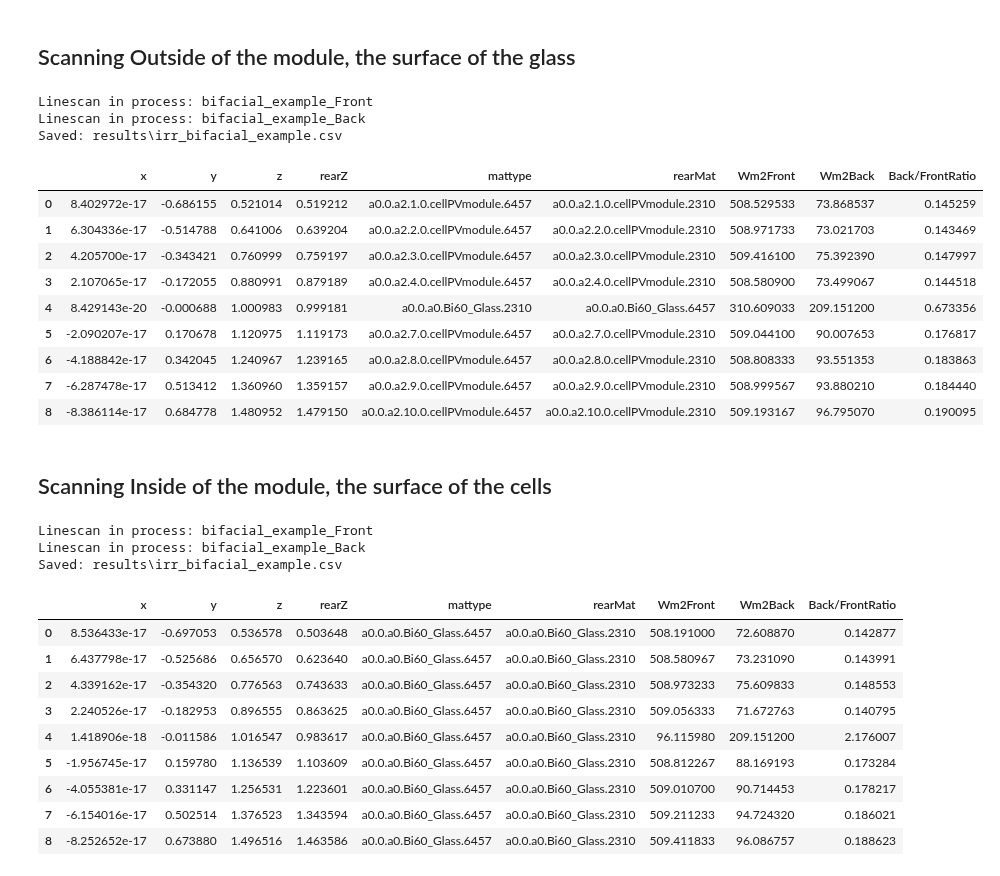
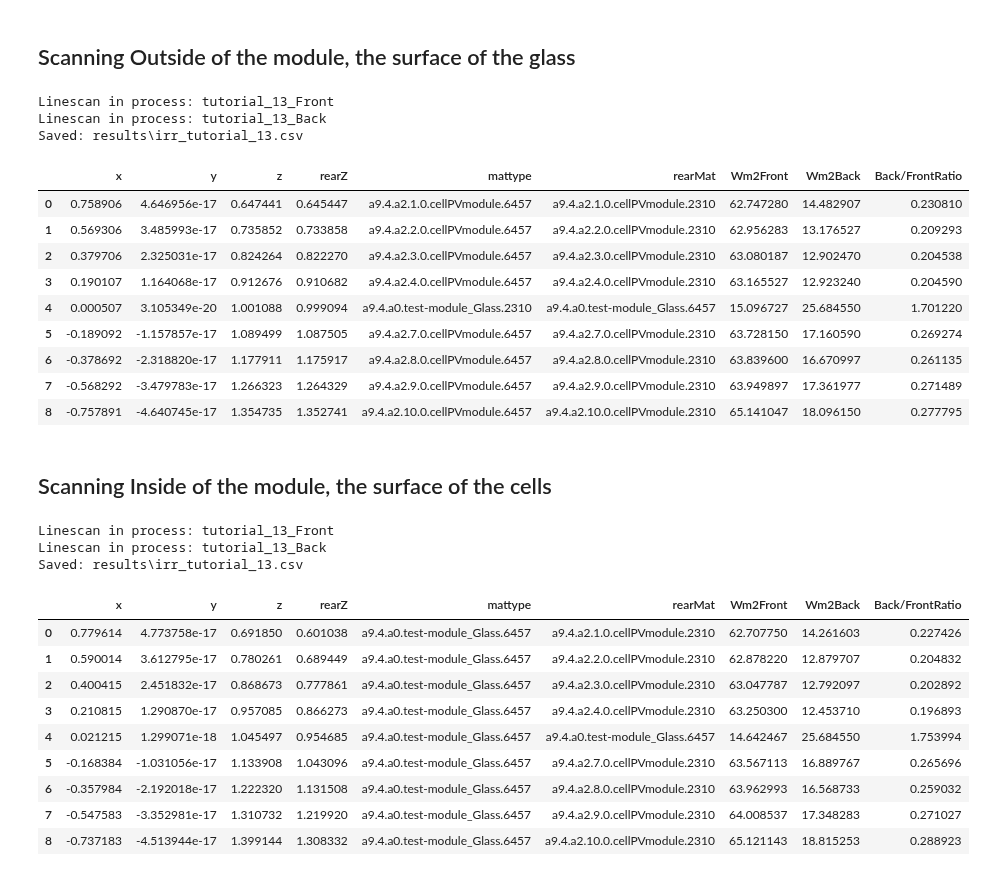
Before and after one commit to NREL/bifacial_radiance, a Jupyter notebook: docs/tutorials/13 - Medium Level Example - Modeling Modules with Glass.ipynb, the cells around one changed output. Cells and saved outputs as stored; diff of their text form; code cells hidden in the pictures.

```diff
--- a/docs/tutorials/13 - Medium Level Example - Modeling Modules with Glass.ipynb
+++ b/docs/tutorials/13 - Medium Level Example - Modeling Modules with Glass.ipynb
@@ -14,9 +14,9 @@ import os
 from bifacial_radiance import *
 from pathlib import Path
 
-testfolder = str(Path().resolve().parent.parent / 'bifacial_radiance' / 'TEMP')
+testfolder = str(Path().resolve().parent.parent / 'bifacial_radiance' / 'TEMP' / 'Tutorial_13')
+if not os.path.exists(testfolder):
+    os.makedirs(testfolder)
 
-# Another option using relative address; for some operative systems you might need '/' instead of '\'
-# testfolder = os.path.abspath(r'..\..\bifacial_radiance\TEMP')
 print ("Your simulation will be stored in %s" % testfolder)
 # %% [output]
@@ -24,5 +24,5 @@ Your simulation will be stored in C:\Users\sayala\Documents\GitHub\bifacial_radi
 # %%
-demo = RadianceObj('bifacial_example',str(testfolder))
+demo = RadianceObj('tutorial_13',str(testfolder))
 demo.setGround(0.30)  # This prints available materials.
 epwfile = demo.getEPW(lat = 37.5, lon = -77.6)  # This location corresponds to Richmond, VA.
 metdata = demo.readWeatherFile(epwfile)
@@ -41,7 +47,7 @@ Calculating Sun position for Metdata that is right-labeled  with a delta of -30
 # %% [markdown]
 ### Modeling example with glass
 # %%
-module_type = 'Bi60'
+module_type = 'test-module'
 
 numcellsx = 6
 numcellsy = 12
@@ -70,7 +76,7 @@ mymodule.addTorquetube(material=material, tubetype=tubetype, diameter=diameter,
                       axisofrotation=axisofrotationTorqueTube, recompile=False)
 mymodule.addCellModule(**cellLevelModuleParams)
 
-sceneDict = {'tilt':25,'pitch':5.5,'hub_height':1.0,'azimuth':90, 'nMods': 20, 'nRows': 1, 'originx':0, 'originy':0}
+sceneDict = {'tilt':0,'pitch':5.5,'hub_height':1.0,'azimuth':90, 'nMods': 20, 'nRows': 1, 'originx':0, 'originy':0}
 scene = demo.makeScene(module_type, sceneDict)
 octfile = demo.makeOct(demo.getfilelist())
 # %% [output]
@@ -85,4 +90,0 @@ Created bifacial_example.oct
-# %%
-sceneDict = {'tilt':25,'pitch':5.5,'hub_height':1.0,'azimuth':90, 'nMods': 20, 'nRows': 10, 'originx':0, 'originy':0}
-scene = demo.makeScene(module_type,sceneDict)
-octfile = demo.makeOct(demo.getfilelist())
@@ -138,38 +138,38 @@ analysis = AnalysisObj(octfile, demo.basename)
 # %%
 frontscan, backscan = analysis.moduleAnalysis(scene)
 results = analysis.analysis(octfile, demo.basename, frontscan, backscan)
-load.read1Result('results\irr_bifacial_example.csv')
+load.read1Result('results\irr_tutorial_13.csv')
 # %% [output]
-Linescan in process: bifacial_example_Front
-Linescan in process: bifacial_example_Back
-Saved: results\irr_bifacial_example.csv
+Linescan in process: tutorial_13_Front
+Linescan in process: tutorial_13_Back
+Saved: results\irr_tutorial_13.csv
 |  | x | y | z | rearZ | mattype | rearMat | Wm2Front | Wm2Back | Back/FrontRatio |
-| 0 | 8.402972e-17 | -0.686155 | 0.521014 | 0.519212 | a0.0.a2.1.0.cellPVmodule.6457 | a0.0.a2.1.0.cellPVmodule.2310 | 508.529533 | 73.868537 | 0.145259 |
-| 1 | 6.304336e-17 | -0.514788 | 0.641006 | 0.639204 | a0.0.a2.2.0.cellPVmodule.6457 | a0.0.a2.2.0.cellPVmodule.2310 | 508.971733 | 73.021703 | 0.143469 |
-| 2 | 4.205700e-17 | -0.343421 | 0.760999 | 0.759197 | a0.0.a2.3.0.cellPVmodule.6457 | a0.0.a2.3.0.cellPVmodule.2310 | 509.416100 | 75.392390 | 0.147997 |
-| 3 | 2.107065e-17 | -0.172055 | 0.880991 | 0.879189 | a0.0.a2.4.0.cellPVmodule.6457 | a0.0.a2.4.0.cellPVmodule.2310 | 508.580900 | 73.499067 | 0.144518 |
-| 4 | 8.429143e-20 | -0.000688 | 1.000983 | 0.999181 | a0.0.a0.Bi60_Glass.2310 | a0.0.a0.Bi60_Glass.6457 | 310.609033 | 209.151200 | 0.673356 |
-| 5 | -2.090207e-17 | 0.170678 | 1.120975 | 1.119173 | a0.0.a2.7.0.cellPVmodule.6457 | a0.0.a2.7.0.cellPVmodule.2310 | 509.044100 | 90.007653 | 0.176817 |
-| 6 | -4.188842e-17 | 0.342045 | 1.240967 | 1.239165 | a0.0.a2.8.0.cellPVmodule.6457 | a0.0.a2.8.0.cellPVmodule.2310 | 508.808333 | 93.551353 | 0.183863 |
-| 7 | -6.287478e-17 | 0.513412 | 1.360960 | 1.359157 | a0.0.a2.9.0.cellPVmodule.6457 | a0.0.a2.9.0.cellPVmodule.2310 | 508.999567 | 93.880210 | 0.184440 |
-| 8 | -8.386114e-17 | 0.684778 | 1.480952 | 1.479150 | a0.0.a2.10.0.cellPVmodule.6457 | a0.0.a2.10.0.cellPVmodule.2310 | 509.193167 | 96.795070 | 0.190095 |
+| 0 | 0.758906 | 4.646956e-17 | 0.647441 | 0.645447 | a9.4.a2.1.0.cellPVmodule.6457 | a9.4.a2.1.0.cellPVmodule.2310 | 62.747280 | 14.482907 | 0.230810 |
+| 1 | 0.569306 | 3.485993e-17 | 0.735852 | 0.733858 | a9.4.a2.2.0.cellPVmodule.6457 | a9.4.a2.2.0.cellPVmodule.2310 | 62.956283 | 13.176527 | 0.209293 |
+| 2 | 0.379706 | 2.325031e-17 | 0.824264 | 0.822270 | a9.4.a2.3.0.cellPVmodule.6457 | a9.4.a2.3.0.cellPVmodule.2310 | 63.080187 | 12.902470 | 0.204538 |
+| 3 | 0.190107 | 1.164068e-17 | 0.912676 | 0.910682 | a9.4.a2.4.0.cellPVmodule.6457 | a9.4.a2.4.0.cellPVmodule.2310 | 63.165527 | 12.923240 | 0.204590 |
+| 4 | 0.000507 | 3.105349e-20 | 1.001088 | 0.999094 | a9.4.a0.test-module_Glass.2310 | a9.4.a0.test-module_Glass.6457 | 15.096727 | 25.684550 | 1.701220 |
+| 5 | -0.189092 | -1.157857e-17 | 1.089499 | 1.087505 | a9.4.a2.7.0.cellPVmodule.6457 | a9.4.a2.7.0.cellPVmodule.2310 | 63.728150 | 17.160590 | 0.269274 |
+| 6 | -0.378692 | -2.318820e-17 | 1.177911 | 1.175917 | a9.4.a2.8.0.cellPVmodule.6457 | a9.4.a2.8.0.cellPVmodule.2310 | 63.839600 | 16.670997 | 0.261135 |
+| 7 | -0.568292 | -3.479783e-17 | 1.266323 | 1.264329 | a9.4.a2.9.0.cellPVmodule.6457 | a9.4.a2.9.0.cellPVmodule.2310 | 63.949897 | 17.361977 | 0.271489 |
+| 8 | -0.757891 | -4.640745e-17 | 1.354735 | 1.352741 | a9.4.a2.10.0.cellPVmodule.6457 | a9.4.a2.10.0.cellPVmodule.2310 | 65.141047 | 18.096150 | 0.277795 |
 # %% [markdown]
 ## Scanning Inside of the module, the surface of the cells
 # %%
-frontscan, backscan = analysis.moduleAnalysis(scene, frontsurfaceoffset=0.02, backsurfaceoffset = 0.02)
+frontscan, backscan = analysis.moduleAnalysis(scene, frontsurfaceoffset=0.05, backsurfaceoffset = 0.05)
 results = analysis.analysis(octfile, demo.basename, frontscan, backscan)
-load.read1Result('results\irr_bifacial_example.csv')
+load.read1Result('results\irr_tutorial_13.csv')
 # %% [output]
-Linescan in process: bifacial_example_Front
-Linescan in process: bifacial_example_Back
-Saved: results\irr_bifacial_example.csv
+Linescan in process: tutorial_13_Front
+Linescan in process: tutorial_13_Back
+Saved: results\irr_tutorial_13.csv
 |  | x | y | z | rearZ | mattype | rearMat | Wm2Front | Wm2Back | Back/FrontRatio |
-| 0 | 8.536433e-17 | -0.697053 | 0.536578 | 0.503648 | a0.0.a0.Bi60_Glass.6457 | a0.0.a0.Bi60_Glass.2310 | 508.191000 | 72.608870 | 0.142877 |
-| 1 | 6.437798e-17 | -0.525686 | 0.656570 | 0.623640 | a0.0.a0.Bi60_Glass.6457 | a0.0.a0.Bi60_Glass.2310 | 508.580967 | 73.231090 | 0.143991 |
-| 2 | 4.339162e-17 | -0.354320 | 0.776563 | 0.743633 | a0.0.a0.Bi60_Glass.6457 | a0.0.a0.Bi60_Glass.2310 | 508.973233 | 75.609833 | 0.148553 |
-| 3 | 2.240526e-17 | -0.182953 | 0.896555 | 0.863625 | a0.0.a0.Bi60_Glass.6457 | a0.0.a0.Bi60_Glass.2310 | 509.056333 | 71.672763 | 0.140795 |
-| 4 | 1.418906e-18 | -0.011586 | 1.016547 | 0.983617 | a0.0.a0.Bi60_Glass.6457 | a0.0.a0.Bi60_Glass.2310 | 96.115980 | 209.151200 | 2.176007 |
-| 5 | -1.956745e-17 | 0.159780 | 1.136539 | 1.103609 | a0.0.a0.Bi60_Glass.6457 | a0.0.a0.Bi60_Glass.2310 | 508.812267 | 88.169193 | 0.173284 |
-| 6 | -4.055381e-17 | 0.331147 | 1.256531 | 1.223601 | a0.0.a0.Bi60_Glass.6457 | a0.0.a0.Bi60_Glass.2310 | 509.010700 | 90.714453 | 0.178217 |
-| 7 | -6.154016e-17 | 0.502514 | 1.376523 | 1.343594 | a0.0.a0.Bi60_Glass.6457 | a0.0.a0.Bi60_Glass.2310 | 509.211233 | 94.724320 | 0.186021 |
-| 8 | -8.252652e-17 | 0.673880 | 1.496516 | 1.463586 | a0.0.a0.Bi60_Glass.6457 | a0.0.a0.Bi60_Glass.2310 | 509.411833 | 96.086757 | 0.188623 |
+| 0 | 0.779614 | 4.773758e-17 | 0.691850 | 0.601038 | a9.4.a0.test-module_Glass.6457 | a9.4.a2.1.0.cellPVmodule.2310 | 62.707750 | 14.261603 | 0.227426 |
+| 1 | 0.590014 | 3.612795e-17 | 0.780261 | 0.689449 | a9.4.a0.test-module_Glass.6457 | a9.4.a2.2.0.cellPVmodule.2310 | 62.878220 | 12.879707 | 0.204832 |
+| 2 | 0.400415 | 2.451832e-17 | 0.868673 | 0.777861 | a9.4.a0.test-module_Glass.6457 | a9.4.a2.3.0.cellPVmodule.2310 | 63.047787 | 12.792097 | 0.202892 |
+| 3 | 0.210815 | 1.290870e-17 | 0.957085 | 0.866273 | a9.4.a0.test-module_Glass.6457 | a9.4.a2.4.0.cellPVmodule.2310 | 63.250300 | 12.453710 | 0.196893 |
+| 4 | 0.021215 | 1.299071e-18 | 1.045497 | 0.954685 | a9.4.a0.test-module_Glass.6457 | a9.4.a0.test-module_Glass.6457 | 14.642467 | 25.684550 | 1.753994 |
+| 5 | -0.168384 | -1.031056e-17 | 1.133908 | 1.043096 | a9.4.a0.test-module_Glass.6457 | a9.4.a2.7.0.cellPVmodule.2310 | 63.567113 | 16.889767 | 0.265696 |
+| 6 | -0.357984 | -2.192018e-17 | 1.222320 | 1.131508 | a9.4.a0.test-module_Glass.6457 | a9.4.a2.8.0.cellPVmodule.2310 | 63.962993 | 16.568733 | 0.259032 |
+| 7 | -0.547583 | -3.352981e-17 | 1.310732 | 1.219920 | a9.4.a0.test-module_Glass.6457 | a9.4.a2.9.0.cellPVmodule.2310 | 64.008537 | 17.348283 | 0.271027 |
+| 8 | -0.737183 | -4.513944e-17 | 1.399144 | 1.308332 | a9.4.a0.test-module_Glass.6457 | a9.4.a2.10.0.cellPVmodule.2310 | 65.121143 | 18.815253 | 0.288923 |
```
Also changed, not shown: parts of 4 cells of this notebook, 5 other files.
